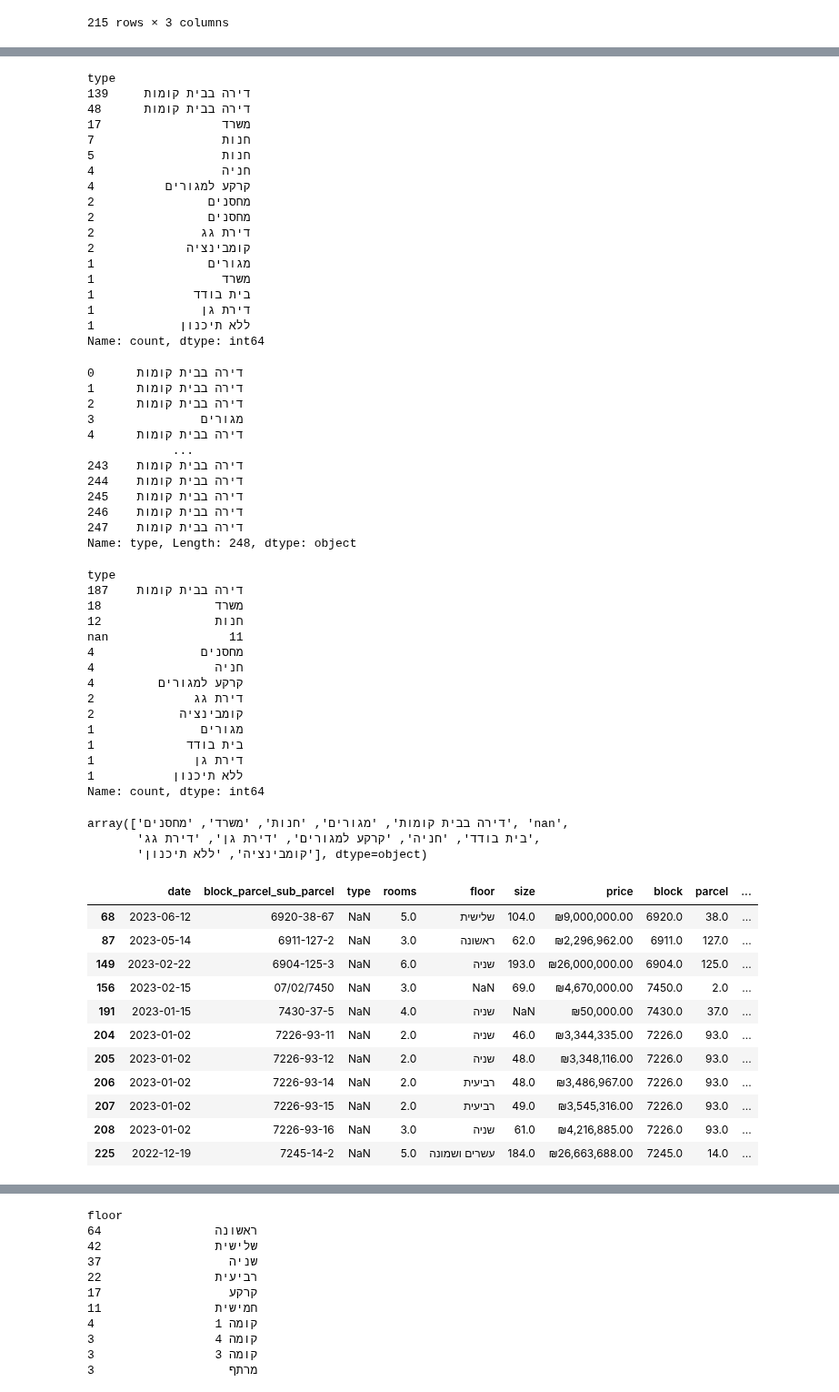
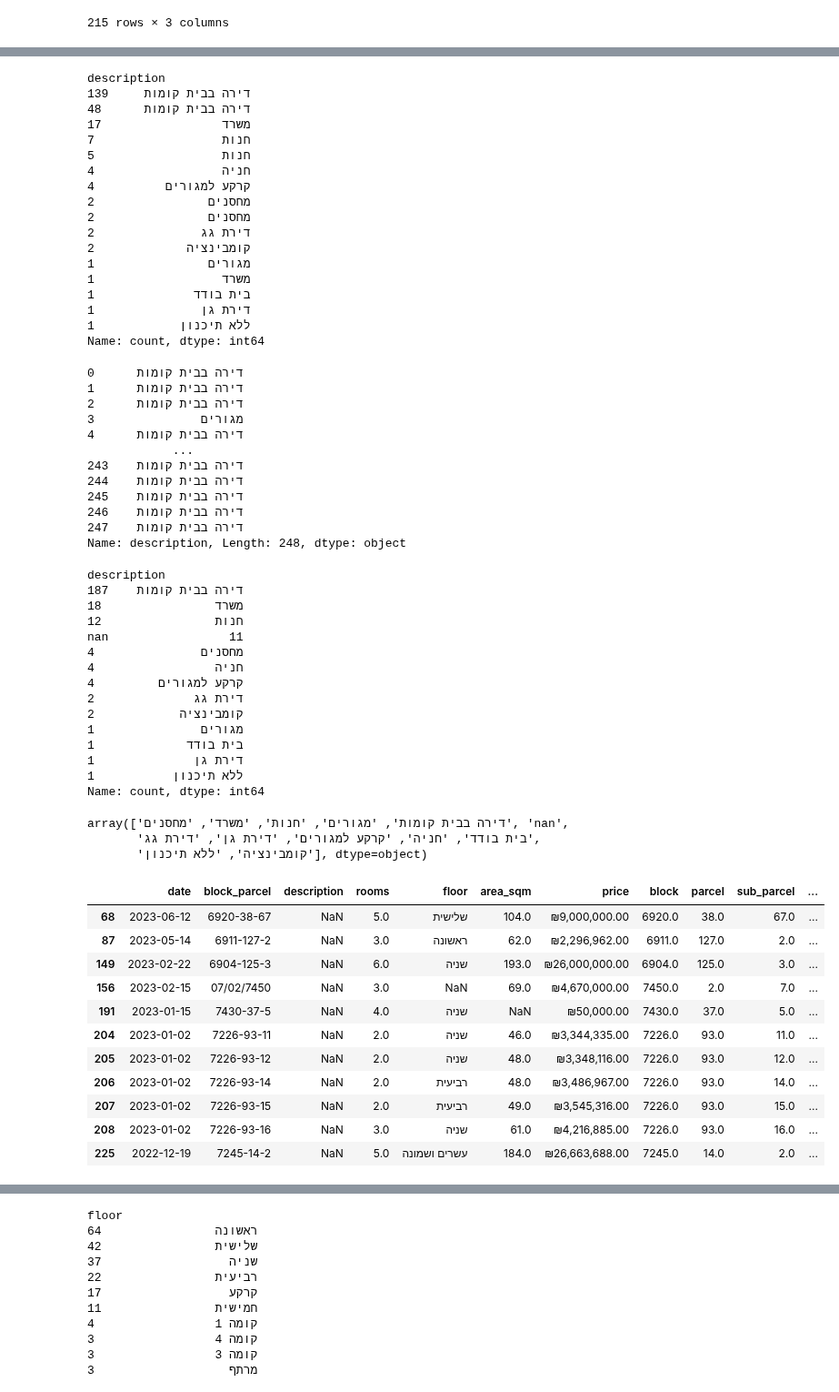
Before and after one commit to Shai2u/gis_ml_workshop_2024, a Jupyter notebook: Ex/Ex 2/Ex_2.ipynb, the cells around one changed output, grey strips where cells are left out. Shown at 91% size. Saved outputs shown, nothing was run; the diff lists cells and outputs as text; code cells hidden in the pictures.

```diff
--- a/Ex/Ex 2/Ex_2.ipynb
+++ b/Ex/Ex 2/Ex_2.ipynb
@@ -136,6 +159,6 @@ Name: block_parcel_sub_parcel, Length: 248, dtype: bool
 # %%
-q1 = df['block_parcel_sub_parcel'].apply(lambda p: '-' in p)
-q2 = df['block_parcel_sub_parcel'].apply(lambda p: '/' in p)
+q1 = df['block_parcel'].apply(lambda p: '-' in p)
+q2 = df['block_parcel'].apply(lambda p: '/' in p)
 # %%
 q1.sum()
 # %% [output]
@@ -179,7 +202,7 @@ df.loc[q1, 'block_parcel_sub_parcel'].apply(lambda p: pd.Series(index=['block',
 | 247 | 6911 | 154 | 5 |
 215 rows × 3 columns
 # %%
-df.loc[q1, ['block', 'parcel', 'sub_parcel']] = df.loc[q1, 'block_parcel_sub_parcel'].apply(\
+df.loc[q1, ['block', 'parcel', 'sub_parcel']] = df.loc[q1, 'block_parcel'].apply(\
         lambda p: pd.Series(index=['block', 'parcel', 'sub_parcel'], \
                     data = [int(item) for item in p.split('-')]))
 # %%
@@ -194,5 +217,5 @@ df.head()
 # %%
-df.loc[q2, ['block', 'parcel', 'sub_parcel']] = df.loc[q2, 'block_parcel_sub_parcel'].apply(\
+df.loc[q2, ['block', 'parcel', 'sub_parcel']] = df.loc[q2, 'block_parcel'].apply(\
             lambda p: pd.Series(index=['block', 'parcel', 'sub_parcel'], \
                         data = [int(item) for item in p.split('/')][::-1]))
 # %%
@@ -216,7 +239,7 @@ df
 # %%
-df['type'].value_counts()
+df['description'].value_counts()
 # %% [output]
-type
+description
 דירה בבית קומות     139
 דירה בבית קומות      48
 משרד                 17
@@ -235,7 +258,7 @@ type
 ללא תיכנון            1
 Name: count, dtype: int64
 # %%
-df['type'].apply(lambda p: str(p).strip())
+df['description'].apply(lambda p: str(p).strip())
 # %% [output]
 0      דירה בבית קומות
 1      דירה בבית קומות
@@ -248,11 +271,11 @@ df['type'].apply(lambda p: str(p).strip())
 245    דירה בבית קומות
 246    דירה בבית קומות
 247    דירה בבית קומות
-Name: type, Length: 248, dtype: object
+Name: description, Length: 248, dtype: object
 # %%
-df['type'].apply(lambda p: str(p).strip()).value_counts()
+df['description'].apply(lambda p: str(p).strip()).value_counts()
 # %% [output]
-type
+description
 דירה בבית קומות    187
 משרד                18
 חנות                12
@@ -268,5 +291,5 @@ nan                 11
 ללא תיכנון           1
 Name: count, dtype: int64
 # %%
-df['type_'] = df['type'].apply(lambda p: str(p).strip())
+df['description_'] = df['description'].apply(lambda p: str(p).strip())
 # %%
@@ -276,18 +299,18 @@ array(['דירה בבית קומות', 'מגורים', 'חנות', 'משרד', '
        'בית בודד', 'חניה', 'קרקע למגורים', 'דירת גן', 'דירת גג',
        'קומבינציה', 'ללא תיכנון'], dtype=object)
 # %%
-df[df['type_'] == 'nan']
+df[df['description_'] == 'nan']
 # %% [output]
-|  | date | block_parcel_sub_parcel | type | rooms | floor | size | price | block | parcel | ... |
-| 68 | 2023-06-12 | 6920-38-67 | NaN | 5.0 | שלישית | 104.0 | ₪9,000,000.00 | 6920.0 | 38.0 | ... |
-| 87 | 2023-05-14 | 6911-127-2 | NaN | 3.0 | ראשונה | 62.0 | ₪2,296,962.00 | 6911.0 | 127.0 | ... |
-| 149 | 2023-02-22 | 6904-125-3 | NaN | 6.0 | שניה | 193.0 | ₪26,000,000.00 | 6904.0 | 125.0 | ... |
-| 156 | 2023-02-15 | 07/02/7450 | NaN | 3.0 | NaN | 69.0 | ₪4,670,000.00 | 7450.0 | 2.0 | ... |
-| 191 | 2023-01-15 | 7430-37-5 | NaN | 4.0 | שניה | NaN | ₪50,000.00 | 7430.0 | 37.0 | ... |
-| 204 | 2023-01-02 | 7226-93-11 | NaN | 2.0 | שניה | 46.0 | ₪3,344,335.00 | 7226.0 | 93.0 | ... |
-| 205 | 2023-01-02 | 7226-93-12 | NaN | 2.0 | שניה | 48.0 | ₪3,348,116.00 | 7226.0 | 93.0 | ... |
-| 206 | 2023-01-02 | 7226-93-14 | NaN | 2.0 | רביעית | 48.0 | ₪3,486,967.00 | 7226.0 | 93.0 | ... |
-| 207 | 2023-01-02 | 7226-93-15 | NaN | 2.0 | רביעית | 49.0 | ₪3,545,316.00 | 7226.0 | 93.0 | ... |
-| 208 | 2023-01-02 | 7226-93-16 | NaN | 3.0 | שניה | 61.0 | ₪4,216,885.00 | 7226.0 | 93.0 | ... |
-| 225 | 2022-12-19 | 7245-14-2 | NaN | 5.0 | עשרים ושמונה | 184.0 | ₪26,663,688.00 | 7245.0 | 14.0 | ... |
+|  | date | block_parcel | description | rooms | floor | area_sqm | price | block | parcel | sub_parcel | ... |
+| 68 | 2023-06-12 | 6920-38-67 | NaN | 5.0 | שלישית | 104.0 | ₪9,000,000.00 | 6920.0 | 38.0 | 67.0 | ... |
+| 87 | 2023-05-14 | 6911-127-2 | NaN | 3.0 | ראשונה | 62.0 | ₪2,296,962.00 | 6911.0 | 127.0 | 2.0 | ... |
+| 149 | 2023-02-22 | 6904-125-3 | NaN | 6.0 | שניה | 193.0 | ₪26,000,000.00 | 6904.0 | 125.0 | 3.0 | ... |
+| 156 | 2023-02-15 | 07/02/7450 | NaN | 3.0 | NaN | 69.0 | ₪4,670,000.00 | 7450.0 | 2.0 | 7.0 | ... |
+| 191 | 2023-01-15 | 7430-37-5 | NaN | 4.0 | שניה | NaN | ₪50,000.00 | 7430.0 | 37.0 | 5.0 | ... |
+| 204 | 2023-01-02 | 7226-93-11 | NaN | 2.0 | שניה | 46.0 | ₪3,344,335.00 | 7226.0 | 93.0 | 11.0 | ... |
+| 205 | 2023-01-02 | 7226-93-12 | NaN | 2.0 | שניה | 48.0 | ₪3,348,116.00 | 7226.0 | 93.0 | 12.0 | ... |
+| 206 | 2023-01-02 | 7226-93-14 | NaN | 2.0 | רביעית | 48.0 | ₪3,486,967.00 | 7226.0 | 93.0 | 14.0 | ... |
+| 207 | 2023-01-02 | 7226-93-15 | NaN | 2.0 | רביעית | 49.0 | ₪3,545,316.00 | 7226.0 | 93.0 | 15.0 | ... |
+| 208 | 2023-01-02 | 7226-93-16 | NaN | 3.0 | שניה | 61.0 | ₪4,216,885.00 | 7226.0 | 93.0 | 16.0 | ... |
+| 225 | 2022-12-19 | 7245-14-2 | NaN | 5.0 | עשרים ושמונה | 184.0 | ₪26,663,688.00 | 7245.0 | 14.0 | 2.0 | ... |
 # %%
```
Also changed, not shown: parts of 235 cells of this notebook.
